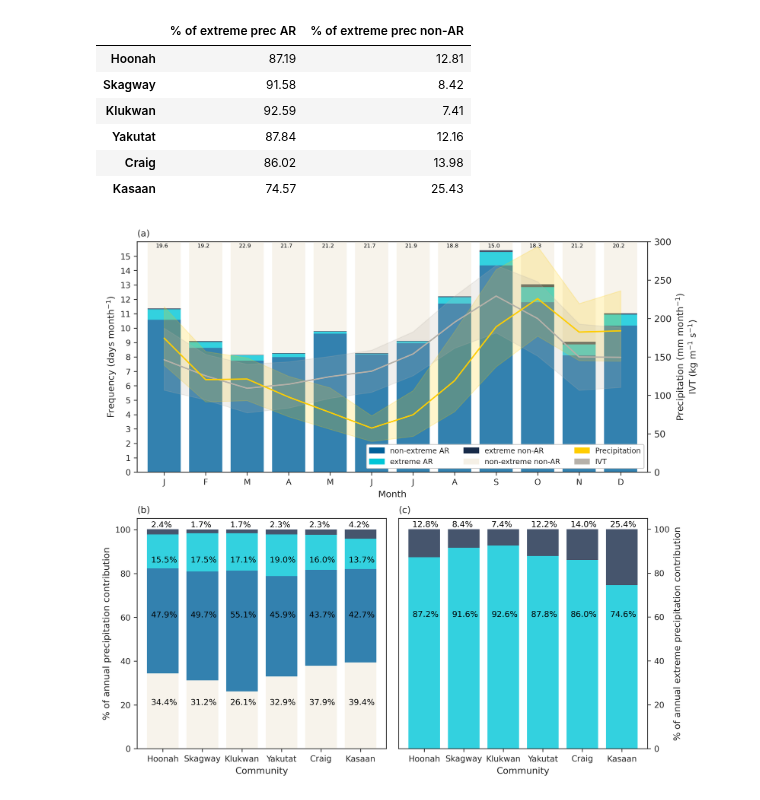
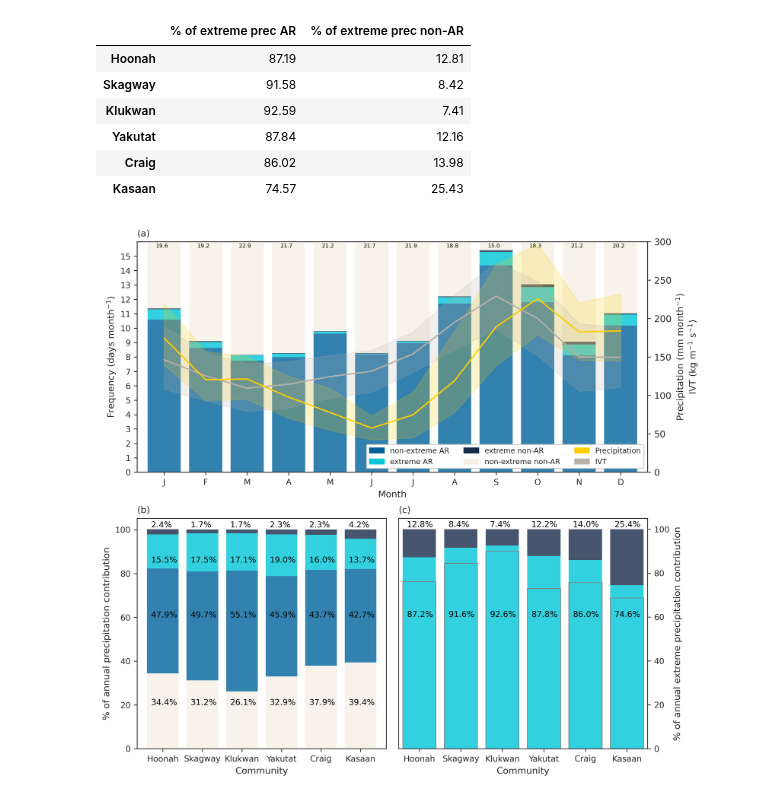
Before and after one commit to dlnash/SEAK_climatology, a Jupyter notebook: analysis/fig2_annual_climatology.ipynb, the cells around one changed output. Cells and saved outputs as stored; diff of their text form; code cells hidden in the pictures.

Commit message:
add top 6 AR day contribution to Fig 2

```diff
--- a/analysis/fig2_annual_climatology.ipynb
+++ b/analysis/fig2_annual_climatology.ipynb
@@ -86,6 +86,7 @@ npercent_AR_annual = []
 ndays_prec_extreme = []
 ndays_prec_extreme_AR = []
 npercent_AR_extreme = []
+npercent_top6_extreme = []
 
 ## some information on AR contribution
 for i, df in enumerate(df_lst):
@@ -136,6 +137,19 @@ for i, df in enumerate(df_lst):
     avg_ar_contr = ar_contr.mean()
     print(u'...ARs contribute {:.2f}% to extreme precipitation'.format(avg_ar_contr))
     npercent_AR_extreme.append(avg_ar_contr)
+
+    ## finding contribution to extreme precipitation from top 6 AR days
+    idx = (df['extreme'] == 1) & (df['AR'] == 1)
+    tmp = df.loc[idx]
+    tmp['year'] = tmp.index.year
+    ## gather the top 6 precipitation extreme AR days per year
+    top6 = tmp.sort_values(by=["year", "prec"], ascending=[True, False]).groupby(tmp.index.year).head(6)
+    top6_clim = top6.prec.groupby(top6.index.year).sum()
+    # compare to total extreme precipitation
+    top6_contr = (top6_clim / extreme_prec_clim) *100
+    top6_ar_contr = top6_contr.mean()
+    print(u'...top 6 AR days contribute {:.2f}% to extreme precipitation'.format(top6_ar_contr))
+    npercent_top6_extreme.append(top6_ar_contr)
 # %% [output]
 On average in Hoonah...
 ...there are 147.85 days per year with precipitation greater than 2.54 mm per day
@@ -158,7 +189,8 @@ On average in Skagway...
 d = {'# of prec days': ndays_prec, '# of AR days': ndays_AR,
      '% of annual prec AR': npercent_AR_annual, '# days extreme prec': ndays_prec_extreme,
      '# days extreme prec': ndays_prec_extreme, '# days extreme prec AR': ndays_prec_extreme_AR,
-     '% of extreme prec AR': npercent_AR_extreme, '% of extreme prec non-AR': [100. - x for x in npercent_AR_extreme]}
+     '% of extreme prec AR': npercent_AR_extreme, '% of extreme prec non-AR': [100. - x for x in npercent_AR_extreme],
+     '% of extreme prec top 6': npercent_top6_extreme}
 
 stats_df = pd.DataFrame(d, index=community_lst)
 
@@ -291,31 +323,32 @@ ax4 = fig.add_subplot(gs[1, 1])
 plot_df.plot(kind = 'bar', stacked = True, color=[ucsd_colors['aqua'], ucsd_colors['navy']], alpha=0.8,
                rot='horizontal', ax=ax4, linewidth=0., width=0.8)
 
+sns.barplot(stats_df, x=stats_df.index, y="% of extreme prec top 6", linewidth=0.75, width=0.8, edgecolor=".5", facecolor=(0, 0, 0, 0), ax=ax4)
 
 plt.xlabel("Community", fontsize=fs)
 plt.ylabel("% of annual extreme precipitation contribution", fontsize=fs)
 ax4.yaxis.tick_right()
 ax4.yaxis.set_label_position("right")
 plt.yticks(fontsize=fs-1)
 plt.xticks(fontsize=fs-1)
 
 yloc_new = np.tile([60, 101], (6, 1))
 for n, x in enumerate([*plot_df.index.values]):
     for i, (proportion, y_loc) in enumerate(zip(plot_df.loc[x],
                                    plot_df.loc[x].cumsum())):
 
         plt.text(x=n - 0.3,
                  y=yloc_new[n, i],
                  s=f'{np.round(proportion, 1)}%',
                  color="black",
                  fontsize=9,
                  fontweight="light")
 
 plt.legend([],[], frameon=False)
 ax4.set_title('(c)', fontsize=fs, loc='left')
 
 # Save the figure
 fig.savefig('%s.%s' % (fname, fmt), bbox_inches='tight', dpi=fig.dpi)
 plt.show()
 # %% [output]
-[figure, old version]
+[figure, new version]
```
Also changed, not shown: parts of 1 cell of this notebook, 1 other file.
